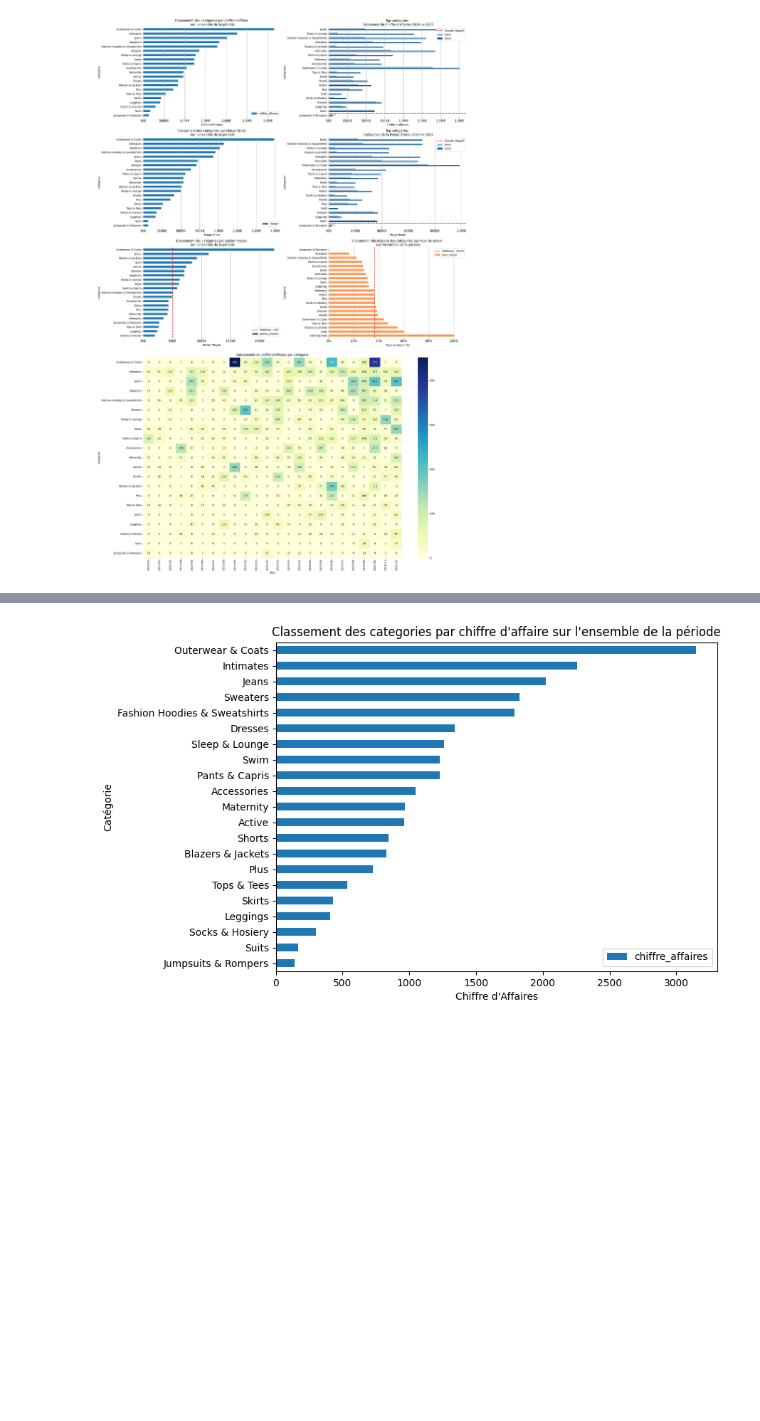
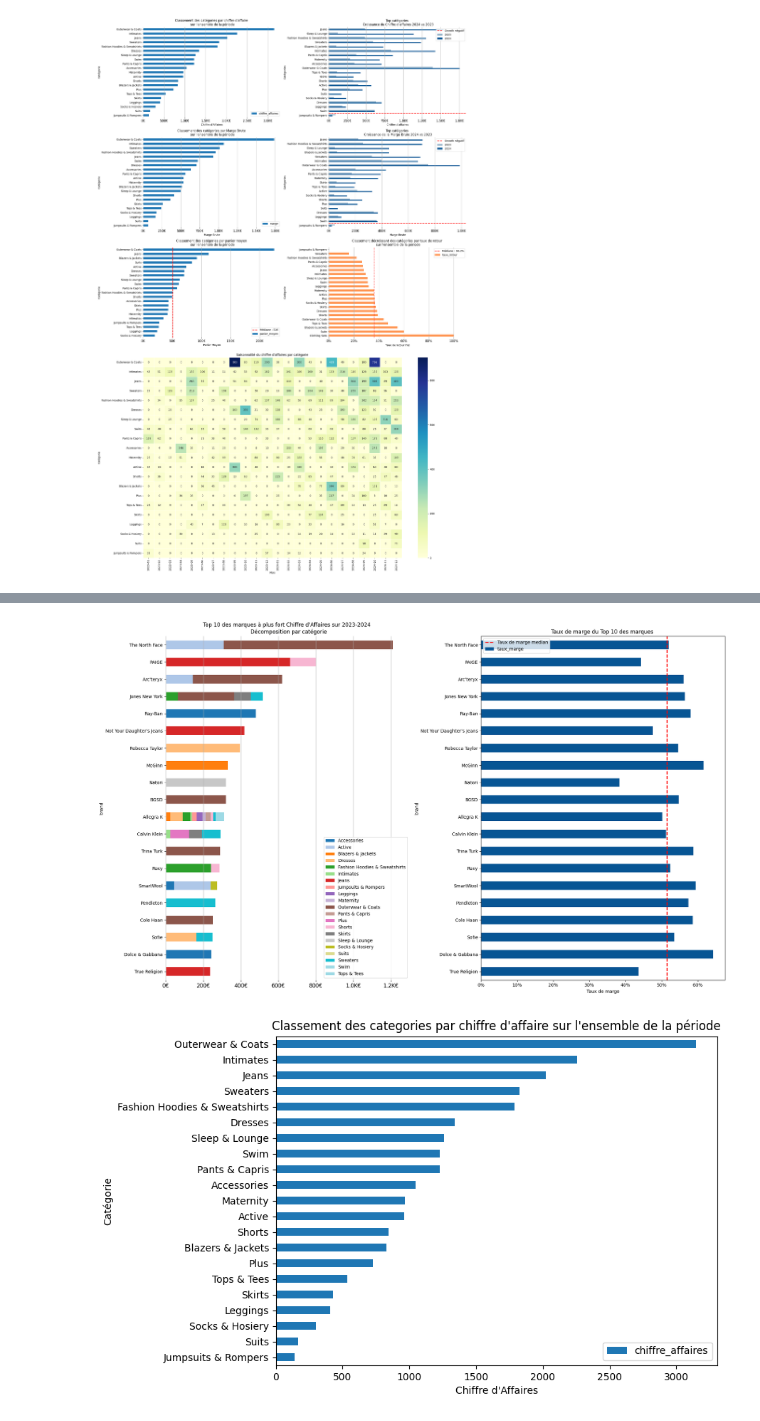
Before and after one commit to CDoliveux/Exam_Datagong_Doliveux, a Jupyter notebook: notebooks/TEST.ipynb, the cells around one changed output, grey strips where cells are left out. Cells and saved outputs as stored; diff of their text form; code cells hidden in the pictures; blank space fills up the shorter version.

```diff
--- a/notebooks/TEST.ipynb
+++ b/notebooks/TEST.ipynb
@@ -599,3 +1081,82 @@ plt.tight_layout() #ajuste automatiquement les marges
+# %%
+fig = plt.figure(constrained_layout=False, figsize = (20,12))
+gs = fig.add_gridspec(1, 2)
+ax1 = fig.add_subplot(gs[0, 0])
+ax2 = fig.add_subplot(gs[0, 1])
+
+# CA par brand + catégorie
+top_CA_Brand_cat = kpi_CA(df_complete, ['brand', 'category'])
+# Pivot : catégories en colonnes
+top_CA_Brand_cat = (top_CA_Brand_cat.pivot(index='brand', columns='category', values='chiffre_affaires').fillna(0))
+# CA total
+top_CA_Brand_cat["CA_total"] = top_CA_Brand_cat.sum(axis=1)
+# TOP 10 décroissant
+top_brand = (top_CA_Brand_cat.sort_values("CA_total", ascending=False).head(20))
+# classement en ordre croissant du top 10 pour le graphique
+top_brand = top_brand.sort_values("CA_total", ascending=True)
+# supprimer CA_total sans casser l'ordre -> obligé pour avoir el graphique correctement affché
+top_brand = top_brand.drop(columns="CA_total")
+
+# Graphique
+n_cat = len(top_brand.columns)
+colors = cm.tab20(np.linspace(0, 1, n_cat)) #création d'une palette de couleurs distinctes pour chaque category
+top_brand.plot(kind='barh', stacked=True, ax=ax1,color=colors)
+ax1.legend(title="Catégorie")
+ax1.set_title("Top 10 des marques à plus fort Chiffre d'Affaires sur 2023-2024 \n Décomposition par catégorie")
+
+#format du grpahique
+
+ax1.grid(visible=True, which='major', axis='x')
+ax1.spines['top'].set_visible(False)
+ax1.spines['right'].set_visible(False)
+ax1.spines['bottom'].set_visible(False)
+ax1.spines['left'].set_visible(False)
+ax1.set_xlim(0, 1300) # force les limites de l'axe x
+ax1.xaxis.set_major_formatter(currency)
+ax1.tick_params(axis='x', which='major', labelsize=12)
+ax1.legend(title=None)
+
+
+#seond graphique : Top Brand par taux de marge (marge / Chiffre d'affaires). on veut garder les mêmes brands que dans le premier graphique
+
+#on récupère les brands qui nous intéresse (définies dans premier graphique):
+brand_order = top_brand.index.tolist()
+
+#on calcule d'abord marge et CA individuellement
+CA_brand = kpi_CA(df_complete, ['brand'])
+margin_brand = kpi_Margin(df_complete, ['brand'])
+#On fusionne les 2
+df_brand = CA_brand.merge(margin_brand, on='brand')
+
+
+#calcul du taux de marge :
+df_brand['taux_marge'] = df_brand['marge'] / df_brand['chiffre_affaires']
+df_brand = df_brand_state[df_brand['chiffre_affaires'] > 0] #sécurité si on a un CA <0 ou =0
+
+
+#on fait un ranking sur le taux_marge puis on garde le top10
+top_margin_brand = (df_brand.set_index('brand').loc[brand_order][['taux_marge']])
+
+
+#graphique top
+top_margin_brand.plot(kind='barh',ax=ax2,color='#075594',legend=False)
+
+#on ajoute la moyenne du taux de marge
+taux_marge_median = df_brand['taux_marge'].median()
+
+ax2.axvline(x=taux_marge_median,color='red',linestyle='--',linewidth=2,label='Taux de marge median')
+
+ax2.set_title("Taux de marge du Top 10 des marques ")
+ax2.set_xlabel("Taux de marge")
+ax2.xaxis.set_major_formatter(lambda x, _: f"{x:.0%}")
+ax2.legend(title=None)
+
+
+
+
+plt.tight_layout() #ajuste automatiquement les marges
+# %% [output]
+[figure, added]
 # %%
 top_category=kpi_CA(df_complete, ['category'])
 top_category = top_category.sort_values(by='chiffre_affaires', ascending=True)
```
Also changed, not shown: parts of 26 cells of this notebook.
